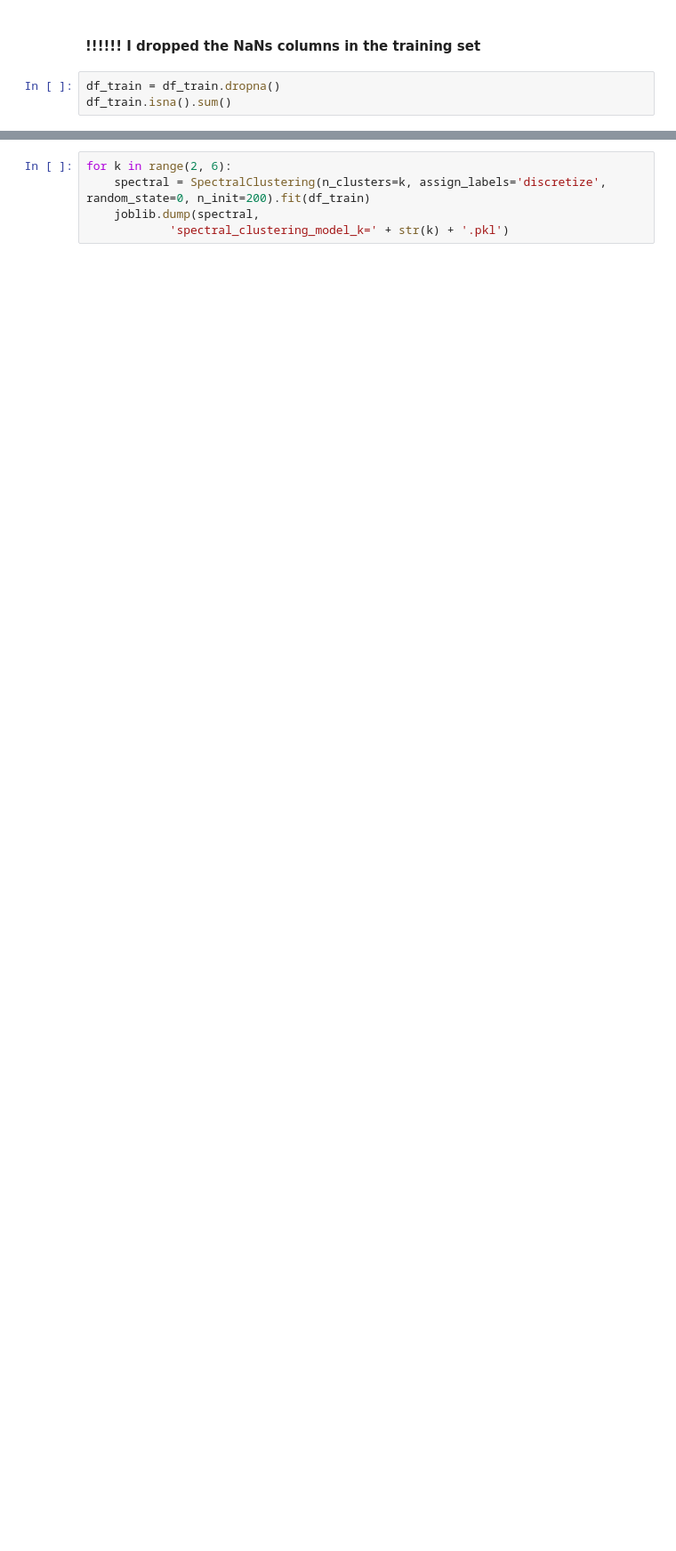
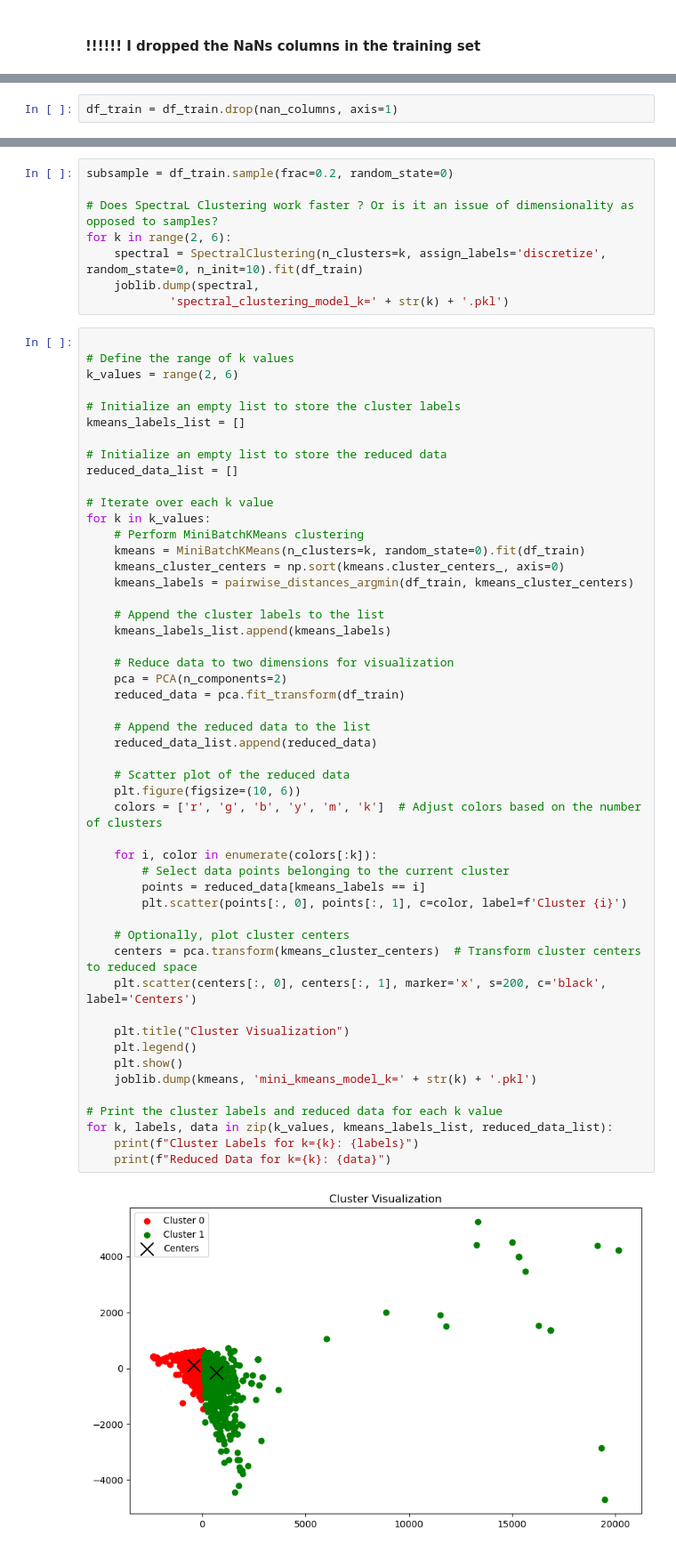
Before and after one commit to rapsoj/crop-yield-estimate, a Jupyter notebook: rough_work/Clustering_For_Jess.ipynb, the cells around one changed output, grey strips where cells are left out. Shown: that part at 89% size. Cells and saved outputs as stored; diff of their text form; blank space fills up the shorter version.

```diff
--- a/rough_work/Clustering_For_Jess.ipynb
+++ b/rough_work/Clustering_For_Jess.ipynb
@@ -65,5 +90,2 @@ print(nan_columns)
 # %% [markdown]
 #### !!!!!! I dropped the NaNs columns in the training set
-# %%
-df_train = df_train.dropna()
-df_train.isna().sum()
@@ -87,0 +92,2 @@ dtype: int64
+# %%
+df_train = df_train.drop(nan_columns, axis=1)
@@ -88,5 +155,60 @@ dtype: int64
 # %%
+subsample = df_train.sample(frac=0.2, random_state=0)
+
+# Does SpectraL Clustering work faster ? Or is it an issue of dimensionality as opposed to samples?
 for k in range(2, 6):
-    spectral = SpectralClustering(n_clusters=k, assign_labels='discretize', random_state=0, n_init=200).fit(df_train)
+    spectral = SpectralClustering(n_clusters=k, assign_labels='discretize', random_state=0, n_init=10).fit(df_train)
     joblib.dump(spectral,
             'spectral_clustering_model_k=' + str(k) + '.pkl')
+# %%
+
+# Define the range of k values
+k_values = range(2, 6)
+
+# Initialize an empty list to store the cluster labels
+kmeans_labels_list = []
+
+# Initialize an empty list to store the reduced data
+reduced_data_list = []
+
+# Iterate over each k value
+for k in k_values:
+    # Perform MiniBatchKMeans clustering
+    kmeans = MiniBatchKMeans(n_clusters=k, random_state=0).fit(df_train)
+    kmeans_cluster_centers = np.sort(kmeans.cluster_centers_, axis=0)
+    kmeans_labels = pairwise_distances_argmin(df_train, kmeans_cluster_centers)
+
+    # Append the cluster labels to the list
+    kmeans_labels_list.append(kmeans_labels)
+
+    # Reduce data to two dimensions for visualization
+    pca = PCA(n_components=2)
+    reduced_data = pca.fit_transform(df_train)
+
+    # Append the reduced data to the list
+    reduced_data_list.append(reduced_data)
+
+    # Scatter plot of the reduced data
+    plt.figure(figsize=(10, 6))
+    colors = ['r', 'g', 'b', 'y', 'm', 'k']  # Adjust colors based on the number of clusters
+
+    for i, color in enumerate(colors[:k]):
+        # Select data points belonging to the current cluster
+        points = reduced_data[kmeans_labels == i]
+        plt.scatter(points[:, 0], points[:, 1], c=color, label=f'Cluster {i}')
+
+    # Optionally, plot cluster centers
+    centers = pca.transform(kmeans_cluster_centers)  # Transform cluster centers to reduced space
+    plt.scatter(centers[:, 0], centers[:, 1], marker='x', s=200, c='black', label='Centers')
+
+    plt.title("Cluster Visualization")
+    plt.legend()
+    plt.show()
+    joblib.dump(kmeans, 'mini_kmeans_model_k=' + str(k) + '.pkl')
+
+# Print the cluster labels and reduced data for each k value
+for k, labels, data in zip(k_values, kmeans_labels_list, reduced_data_list):
+    print(f"Cluster Labels for k={k}: {labels}")
+    print(f"Reduced Data for k={k}: {data}")
+# %% [output]
+[figure, added]
```
Also changed, not shown: parts of 14 cells of this notebook, 7 other files.
